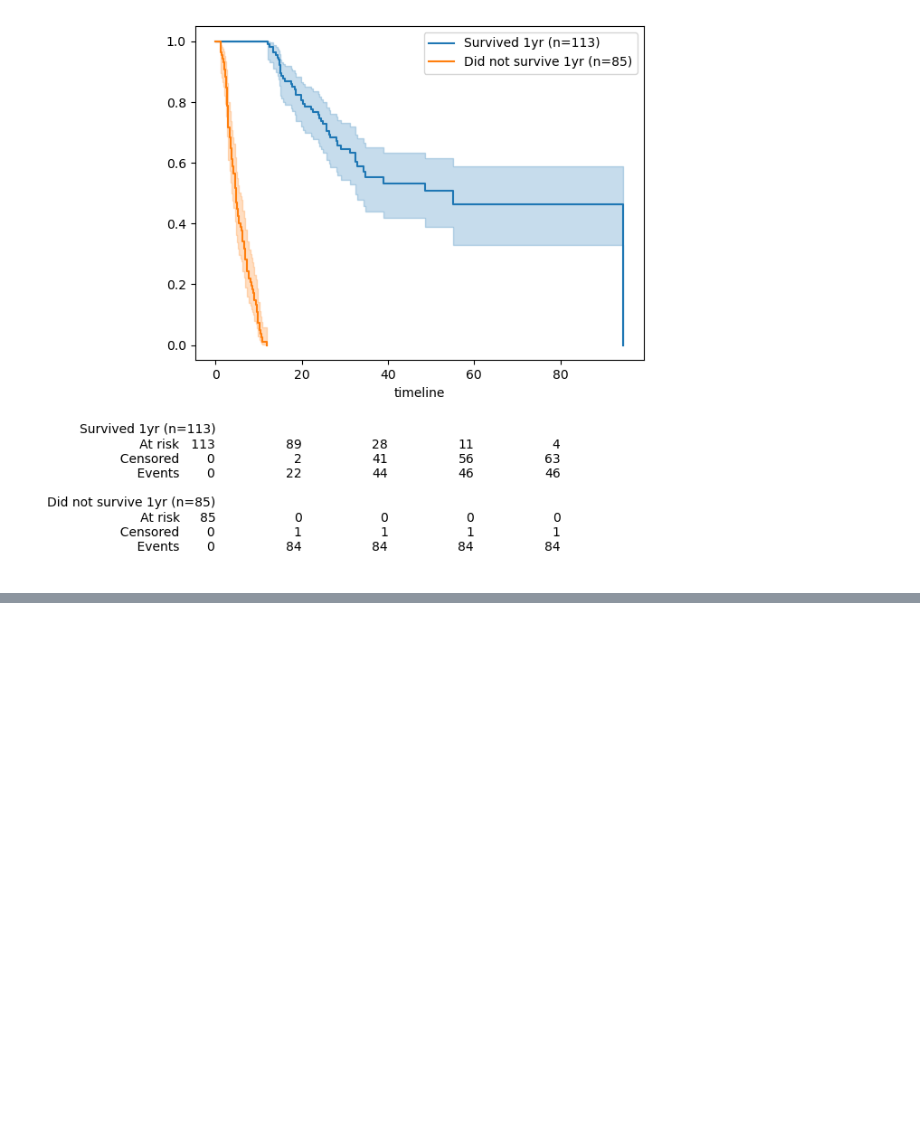
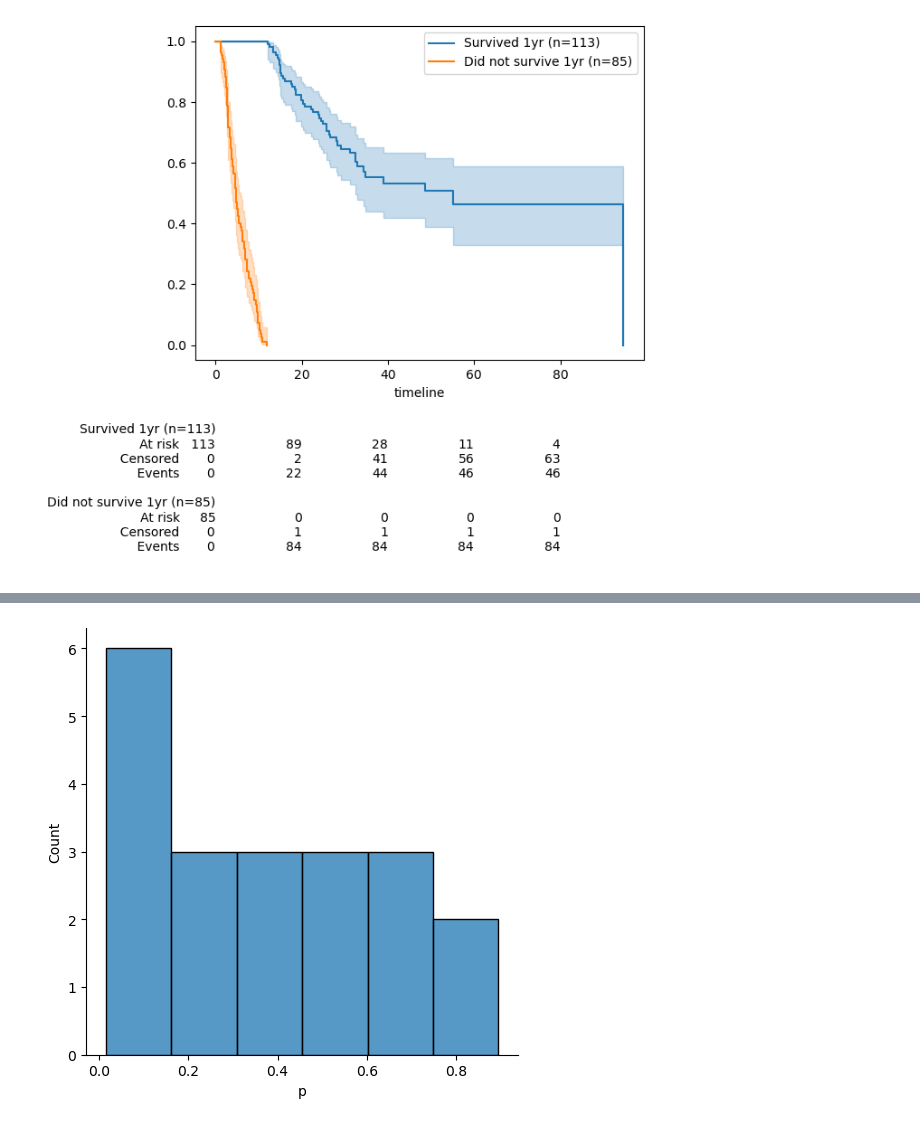
Before and after one commit to iskandr/bcb731, a Jupyter notebook: notebooks/3 - p-values vs accuracy.ipynb, the cells around one changed output, grey strips where cells are left out. Cells and saved outputs as stored; diff of their text form; code cells hidden in the pictures; blank space fills up the shorter version.

```diff
--- a/notebooks/3 - p-values vs accuracy.ipynb
+++ b/notebooks/3 - p-values vs accuracy.ipynb
@@ -520,0 +620,19 @@ def plot_km(df_yes, df_no, label_yes="Yes", label_no="No", title=None, filename=
+# %%
+
+# let's repeat the "no cheating" process 20x
+# each time doing a random train/test split
+#
+# CLASSICAL P-HACKING
+metrics, df_yes, df_no = evaluate_model(
+    df_survival=df_join,
+    features=order_to_count_features[4],
+    cheat_on_feature_selection=False,
+    cheat_on_predictor_fit=False,
+    min_features_to_select=10,
+    max_features_to_select=10,
+    n_repeats=20,
+    verbose_level=0)
+g = sns.displot(metrics, x="p")
+g.savefig("p-histogram-no-cheating-10-features-logistic-regression-20-repeats.png")
+# %% [output]
+[figure, added]
```
Also changed, not shown: parts of 56 cells of this notebook.
